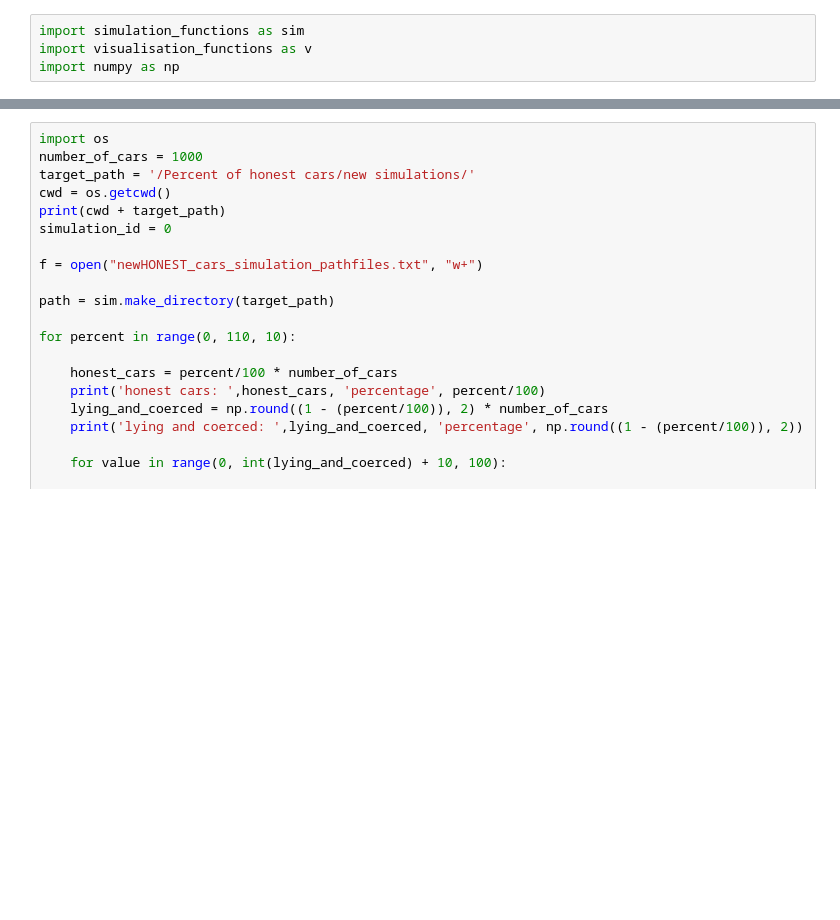
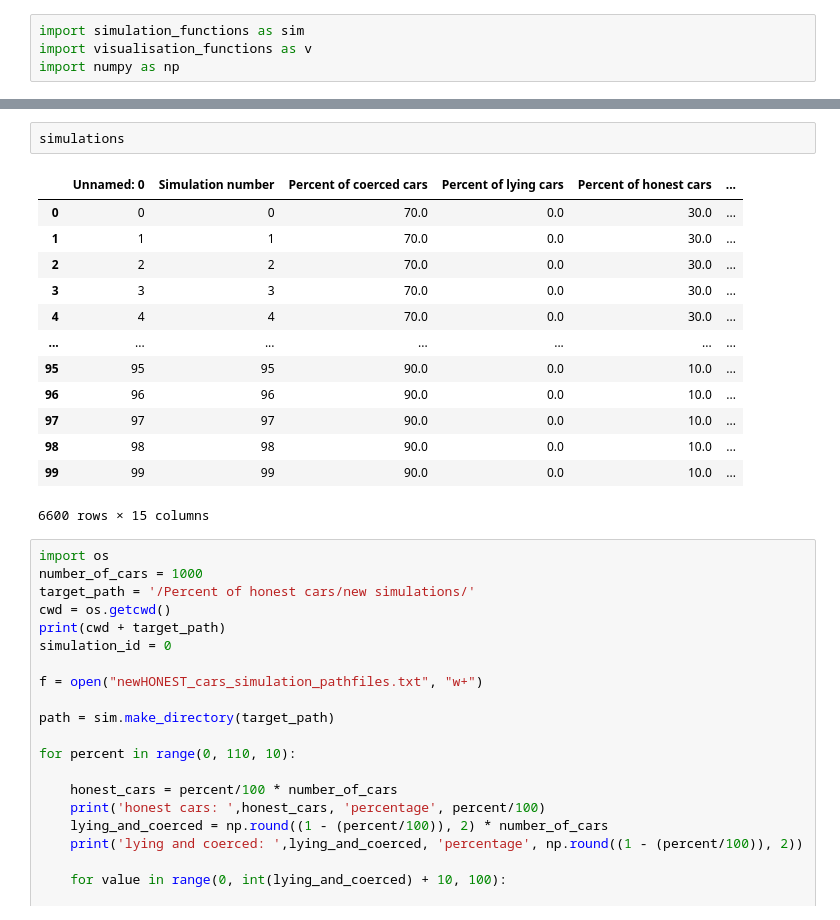
Before and after one commit to aidamanzano/T-PoP, a Jupyter notebook: new_simulations.ipynb, the cells around one changed output, grey strips where cells are left out. Saved outputs shown, nothing was run; the diff lists cells and outputs as text; blank space fills up the shorter version.

```diff
--- a/new_simulations.ipynb
+++ b/new_simulations.ipynb
@@ -56,3 +78,19 @@ CS = ax.contour(X, Y, Z)
+# %%
+simulations
+# %% [output]
+|  | Unnamed: 0 | Simulation number | Percent of coerced cars | Percent of lying cars | Percent of honest cars | ... |
+| 0 | 0 | 0 | 70.0 | 0.0 | 30.0 | ... |
+| 1 | 1 | 1 | 70.0 | 0.0 | 30.0 | ... |
+| 2 | 2 | 2 | 70.0 | 0.0 | 30.0 | ... |
+| 3 | 3 | 3 | 70.0 | 0.0 | 30.0 | ... |
+| 4 | 4 | 4 | 70.0 | 0.0 | 30.0 | ... |
+| ... | ... | ... | ... | ... | ... | ... |
+| 95 | 95 | 95 | 90.0 | 0.0 | 10.0 | ... |
+| 96 | 96 | 96 | 90.0 | 0.0 | 10.0 | ... |
+| 97 | 97 | 97 | 90.0 | 0.0 | 10.0 | ... |
+| 98 | 98 | 98 | 90.0 | 0.0 | 10.0 | ... |
+| 99 | 99 | 99 | 90.0 | 0.0 | 10.0 | ... |
+6600 rows × 15 columns
 # %%
 import os
 number_of_cars = 1000
```
Also changed, not shown: parts of 5 cells of this notebook, 1 other file.
